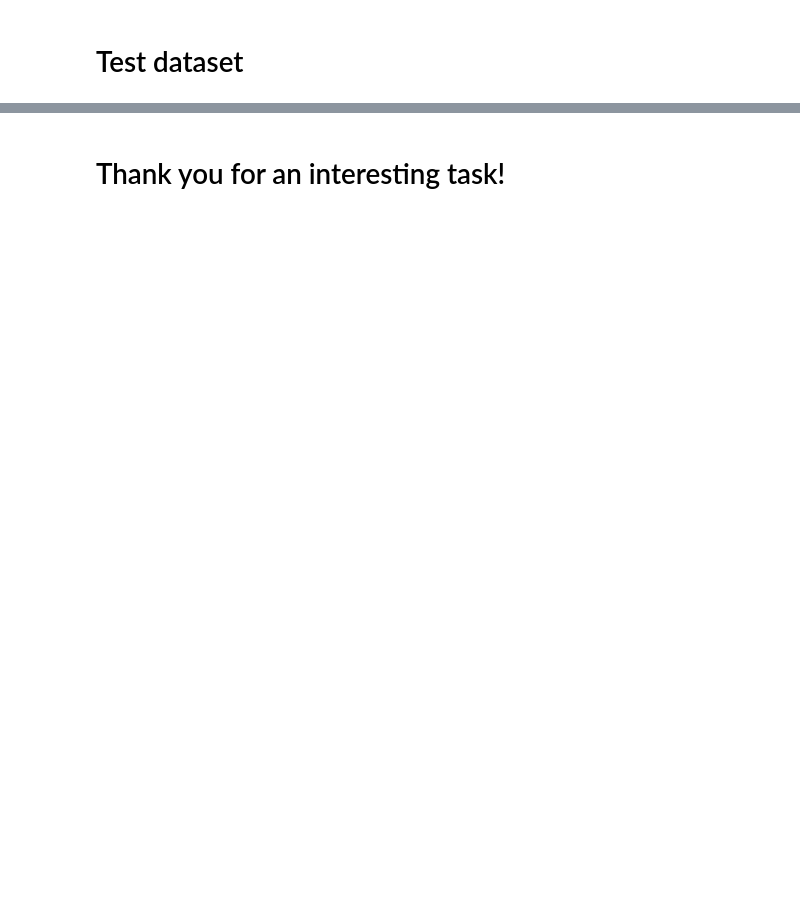
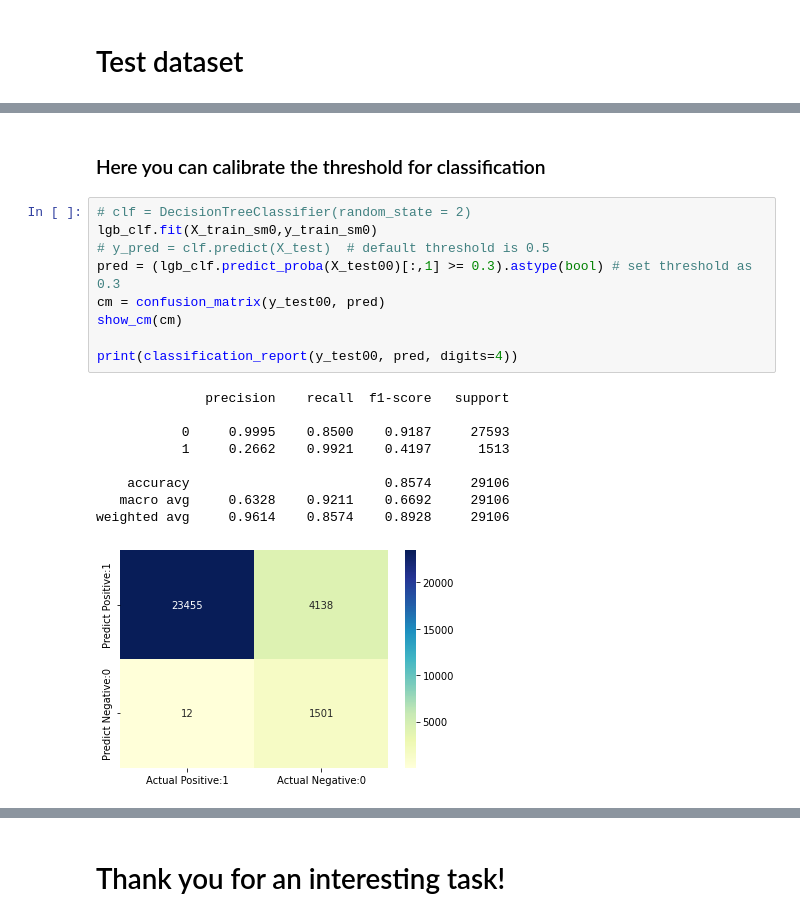
Before and after one commit to AlexTsikhun/auto-ria-test-fraud-detection, a Jupyter notebook: auto-ria-test-clf.ipynb, the cells around one changed output, grey strips where cells are left out. Saved outputs shown, nothing was run; the diff lists cells and outputs as text; blank space fills up the shorter version.

```diff
--- a/auto-ria-test-clf.ipynb
+++ b/auto-ria-test-clf.ipynb
@@ -292,0 +446,21 @@ weighted avg     0.9985    0.9985    0.9985     29106
+# %% [markdown]
+### Here you can calibrate the threshold for classification
+# %%
+# clf = DecisionTreeClassifier(random_state = 2)
+lgb_clf.fit(X_train_sm0,y_train_sm0)
+# y_pred = clf.predict(X_test)  # default threshold is 0.5
+pred = (lgb_clf.predict_proba(X_test00)[:,1] >= 0.3).astype(bool) # set threshold as 0.3
+cm = confusion_matrix(y_test00, pred)
+show_cm(cm)
+
+print(classification_report(y_test00, pred, digits=4))
+# %% [output]
+              precision    recall  f1-score   support
+
+           0     0.9995    0.8500    0.9187     27593
+           1     0.2662    0.9921    0.4197      1513
+
+    accuracy                         0.8574     29106
+   macro avg     0.6328    0.9211    0.6692     29106
+weighted avg     0.9614    0.8574    0.8928     29106
+[figure, added]
```
Also changed, not shown: parts of 36 cells of this notebook.
